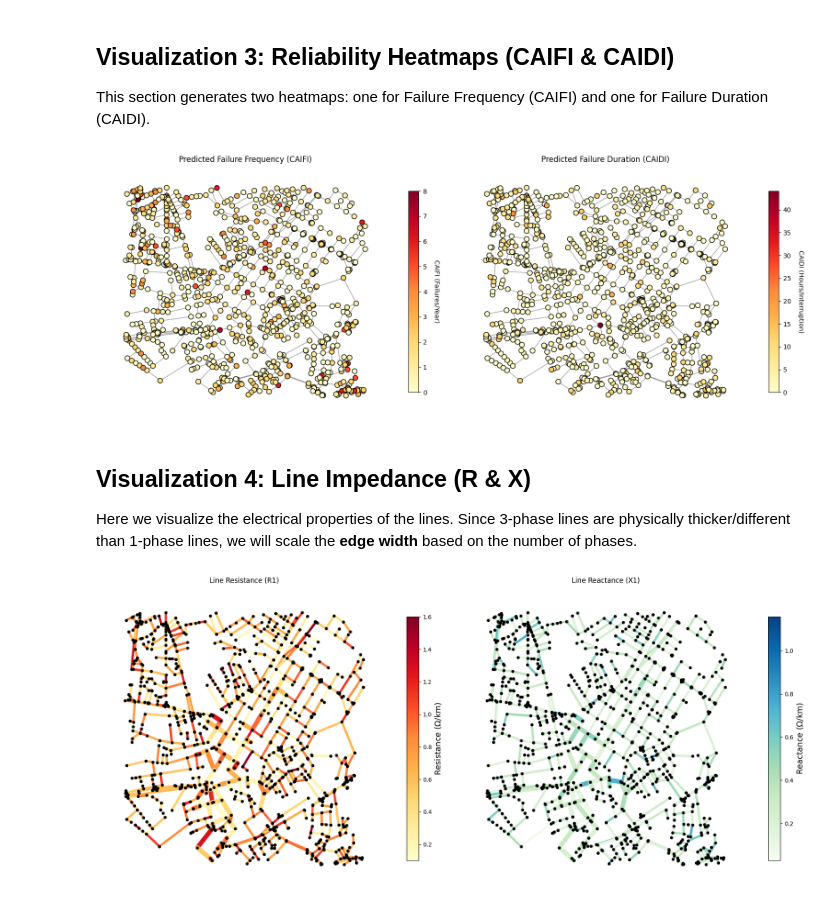
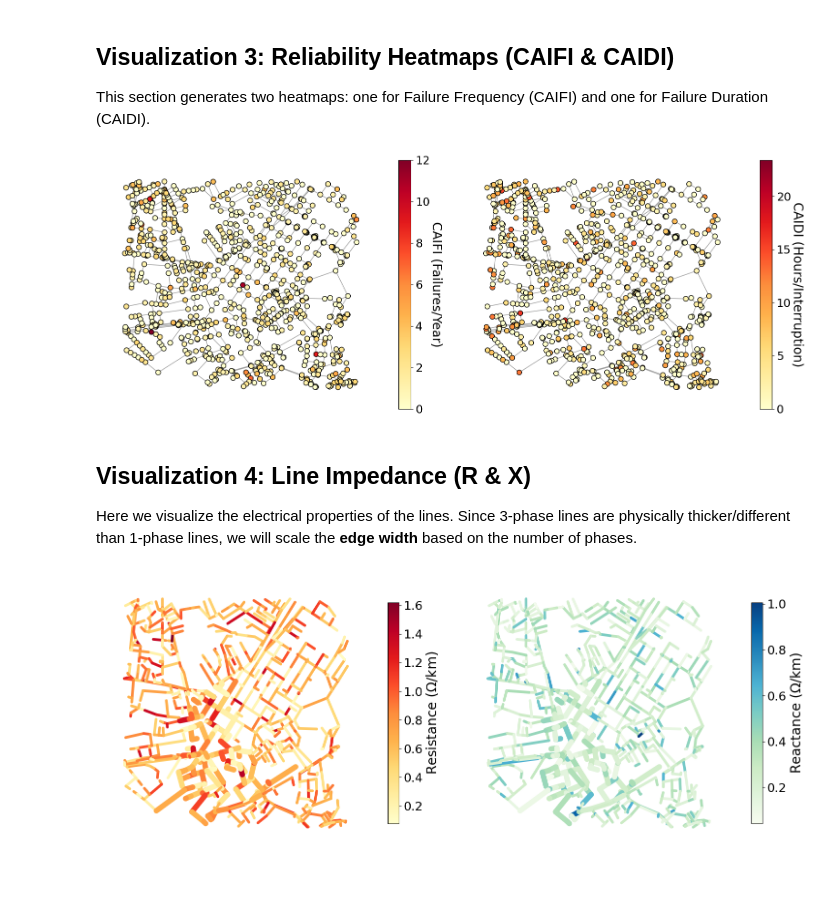
Before and after one commit to HenriqueCaetano1/bayesgrid, a Jupyter notebook: notebook_tutorials/5 Visualization of generated grids.ipynb, the cells around one changed output. Drawn from its saved outputs; the diff is of its cells as text; code cells hidden in the pictures; blank space fills up the shorter version.

```diff
--- a/notebook_tutorials/5 Visualization of generated grids.ipynb
+++ b/notebook_tutorials/5 Visualization of generated grids.ipynb
@@ -57,11 +107,5 @@ We will now load this pre-generated network and define the folder where our Baye
 # %%
 
-SYNTHETIC_DATA_FOLDER = 'new_osm_synthetic_net' # Folder to save our results
-net = pp.from_pickle(os.path.join(SYNTHETIC_DATA_FOLDER,'pandapower_network.p'))
-
-# Keep these for the next steps
-source_bus = net.ext_grid.bus.iloc[0] # This will be 0
-graph_from_net = pn.create_nxgraph(net)
 
 
 
@@ -73,7 +117,7 @@ node_sizes = []
 for node in tree_graph.nodes():
     if str(node) == substation_node:
         node_colors.append('red')   # Highlight color for the substation
-        node_sizes.append(100)      # Make it larger
+        node_sizes.append(300)      # Make it larger
     else:
         node_colors.append('gray')  # Color for other nodes
         node_sizes.append(5)        # Make other nodes small
@@ -89,6 +133,6 @@ fig, ax = ox.plot_graph(
     edge_alpha=0.8,
     bgcolor='white',
     show=False,
-    close=False
+    close=False,
 )
 # %% [output]
@@ -167,7 +203,7 @@ Example coord for bus 0: [-46.701839, -23.649094]
 Since our CSVs contain many stochastic samples (e.g., 100 variations), we must select **one** specific sample ID to visualize. This allows you to see how a single, consistent realization of the network looks.
 # %%
 # Choose which sample to visualize (0 to N_SAMPLES - 1)
-SAMPLE_ID = 30
+SAMPLE_ID = 53
 
 print(f"Filtering data for Sample ID: {SAMPLE_ID}")
 
@@ -262,7 +299,7 @@ p_max = max(all_p_values)
 print(f"Power Range: {p_min:.2f} kW to {p_max:.2f} kW")
 
 # --- 3. Plotting ---
-fig, axes = plt.subplots(1, 3, figsize=(20, 6))
+fig, axes = plt.subplots(1, 3, figsize=(16, 6))
 
 # Helper list for looping
 phases_data = [
@@ -285,7 +322,7 @@ for phase_name, p_values, ax in phases_data:
         vmin=p_min, vmax=p_max, # <--- Shared scale
         edgecolors='black'
     )
-    ax.set_title(f"Power Demand - {phase_name}", fontsize=16)
+    ax.set_title(f"{phase_name}", fontsize=16)
     ax.axis('off')
 
 # --- 4. Add Shared Colorbar ---
@@ -294,7 +331,7 @@ sm = plt.cm.ScalarMappable(cmap=plt.cm.inferno, norm=plt.Normalize(vmin=p_min, v
 sm.set_array([])
 
 # Place colorbar at the bottom
-cbar = fig.colorbar(sm, ax=axes.ravel().tolist(), shrink=0.6, location='bottom', pad=0.05)
+cbar = fig.colorbar(sm, ax=axes.ravel().tolist(), shrink=0.6, location='bottom', pad=-0.05)
 cbar.set_label('Active Power (kW)', fontsize=14)
 
 plt.show()
@@ -325,9 +468,10 @@ nodes1 = nx.draw_networkx_nodes(
     cmap=plt.cm.YlOrRd, edgecolors='black'
 )
 nx.draw_networkx_edges(graph_from_net, pos=bus_geo_data, ax=ax1, edge_color='black', alpha=0.4)
-cbar1 = plt.colorbar(nodes1, ax=ax1, shrink=0.8)
-cbar1.set_label('CAIFI (Failures/Year)', rotation=270, labelpad=20)
-ax1.set_title("Predicted Failure Frequency (CAIFI)")
+cbar1 = plt.colorbar(nodes1, ax=ax1)
+cbar1.set_label('CAIFI (Failures/Year)', rotation=270, labelpad=20, fontsize=20)
+cbar1.ax.tick_params(labelsize=18) # Adjust labelsize as desired
+#ax1.set_title("Predicted Failure Frequency (CAIFI)")
 ax1.axis('off')
 
 # Plot 2: Duration (CAIDI)
@@ -338,15 +482,16 @@ nodes2 = nx.draw_networkx_nodes(
     cmap=plt.cm.YlOrRd, edgecolors='black'
 )
 nx.draw_networkx_edges(graph_from_net, pos=bus_geo_data, ax=ax2, edge_color='black', alpha=0.4)
-cbar2 = plt.colorbar(nodes2, ax=ax2, shrink=0.8)
-cbar2.set_label('CAIDI (Hours/Interruption)', rotation=270, labelpad=20)
-ax2.set_title("Predicted Failure Duration (CAIDI)")
+cbar2 = plt.colorbar(nodes2, ax=ax2)
+cbar2.set_label('CAIDI (Hours/Interruption)', rotation=270, labelpad=20, fontsize=20)
+cbar2.ax.tick_params(labelsize=18) # Adjust labelsize as desired
+#ax2.set_title("Predicted Failure Duration (CAIDI)")
 ax2.axis('off')
 
 plt.tight_layout()
 plt.show()
 # %% [output]
-[figure, old version]
+[figure, new version]
 # %% [markdown]
 ## Visualization 4: Line Impedance (R & X)
 
@@ -402,38 +547,40 @@ for idx, row in net.line.iterrows():
                 r_ordered[list_idx] = sample_imp.loc[idx, 'R1_ohm_per_km']
                 x_ordered[list_idx] = sample_imp.loc[idx, 'X1_ohm_per_km']
             except KeyError:
                 pass
 
 # --- 3. Plotting ---
-fig, axes = plt.subplots(1, 2, figsize=(18, 8))
+fig, axes = plt.subplots(1, 2, figsize=(15, 6))
 
 # Plot R1
 ax1 = axes[0]
-nx.draw_networkx_nodes(graph_from_net, pos=bus_geo_data, ax=ax1, node_size=20, node_color='black')
+nx.draw_networkx_nodes(graph_from_net, pos=bus_geo_data, ax=ax1, node_size=0, node_color='black')
 edges1 = nx.draw_networkx_edges(
     graph_from_net, pos=bus_geo_data, ax=ax1,
     edge_color=r_ordered, width=edge_widths,
     edge_cmap=plt.cm.YlOrRd
 )
 cbar1 = plt.colorbar(edges1, ax=ax1, shrink=0.8)
-cbar1.set_label(r'Resistance ($\Omega$/km)', fontsize=14)
-ax1.set_title("Line Resistance (R1)")
+cbar1.set_label(r'Resistance ($\Omega$/km)', fontsize=20)
+cbar1.ax.tick_params(labelsize=18) # Adjust labelsize as desired
+#ax1.set_title("Line Resistance (R1)")
 ax1.axis('off')
 
 # Plot X1
 ax2 = axes[1]
-nx.draw_networkx_nodes(graph_from_net, pos=bus_geo_data, ax=ax2, node_size=20, node_color='black')
+nx.draw_networkx_nodes(graph_from_net, pos=bus_geo_data, ax=ax2, node_size=0, node_color='black')
 edges2 = nx.draw_networkx_edges(
     graph_from_net, pos=bus_geo_data, ax=ax2,
     edge_color=x_ordered, width=edge_widths,
     edge_cmap=plt.cm.GnBu
 )
 cbar2 = plt.colorbar(edges2, ax=ax2, shrink=0.8)
-cbar2.set_label(r'Reactance ($\Omega$/km)', fontsize=14)
-ax2.set_title("Line Reactance (X1)")
+cbar2.set_label(r'Reactance ($\Omega$/km)', fontsize=20)
+cbar2.ax.tick_params(labelsize=18) # Adjust labelsize as desired
+#ax2.set_title("Line Reactance (X1)")
 ax2.axis('off')
 
 plt.tight_layout()
 plt.show()
 # %% [output]
-[figure, old version]
+[figure, new version]
```
Also changed, not shown: parts of 22 cells of this notebook, 5 other files.
